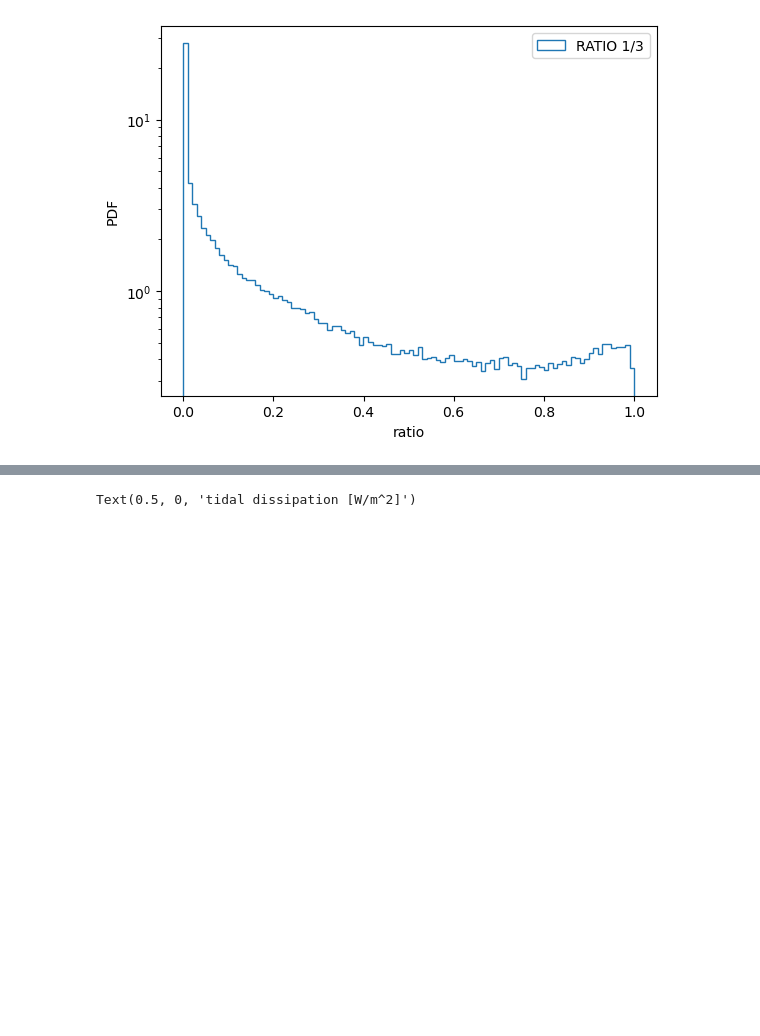
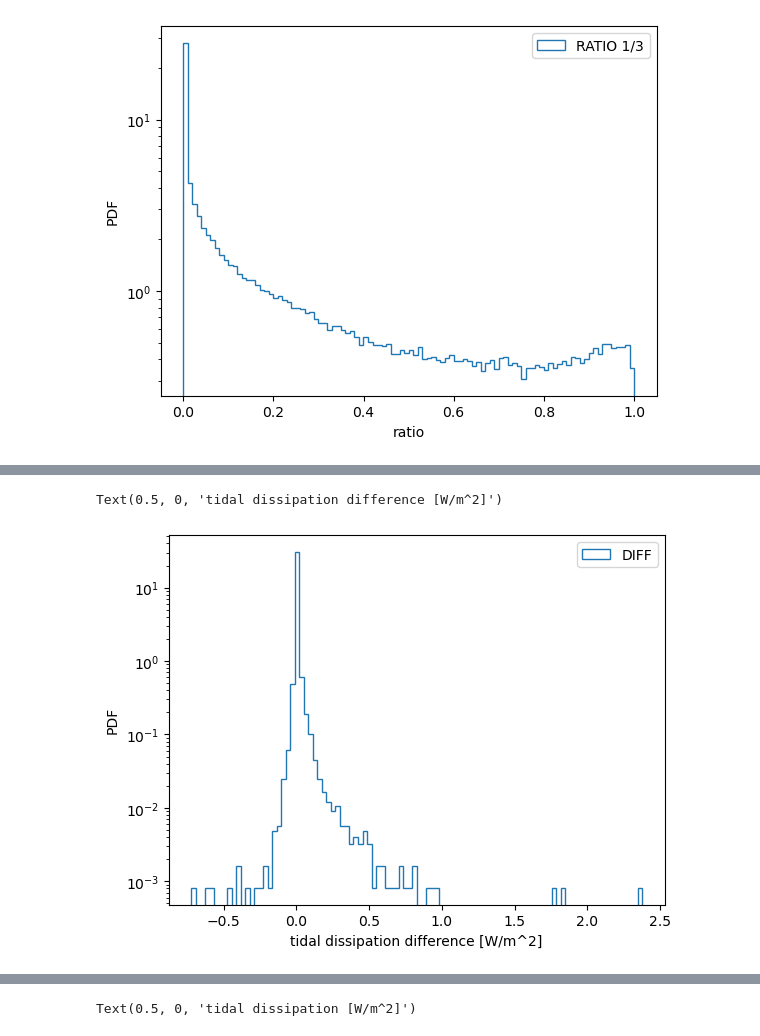
Before and after one commit to asozza/ecearth-quests, a Jupyter notebook: epochal/analysis/iwm-analysis.ipynb, the cells around one changed output, grey strips where cells are left out. Cells and saved outputs as stored; diff of their text form; code cells hidden in the pictures; blank space fills up the shorter version.

```diff
--- a/epochal/analysis/iwm-analysis.ipynb
+++ b/epochal/analysis/iwm-analysis.ipynb
@@ -74,0 +92,10 @@ iwm_modern['tidal_dissipation'].plot(vmin=0.001, vmax=0.01)
+# %%
+iwm_eocene_remap = xr.open_dataset("/perm/itas/data/nemo/iwm/eocene_tidal_dissipation_r360x180.nc")
+iwm_modern_remap = xr.open_dataset("/perm/itas/data/nemo/iwm/zdfiwm_forcing_r360x180.nc")
+# %%
+iwm_modern_remap['mask'] = iwm_modern_remap['bathymetry'].where(iwm_modern_remap['bathymetry'].isnull(), 1)
+comps = ['power_bot', 'power_cri', 'power_nsq', 'power_sho']
+iwm_modern_remap['tidal_dissipation'] = (
+    iwm_modern_remap['mask'] *
+    iwm_modern_remap[comps].to_array().sum("variable")
+)
@@ -74,0 +111,10 @@ iwm_modern['tidal_dissipation'].plot(vmin=0.001, vmax=0.01)
+# %%
+diff = (iwm_eocene_remap['mod_tidal_dissipation'] - iwm_modern_remap['tidal_dissipation'])
+plt.hist(diff.values.flatten(), density=True, bins=100, histtype="step", label='DIFF')
+plt.yscale('log')
+plt.legend(loc="upper right")
+plt.ylabel('PDF')
+plt.xlabel('tidal dissipation difference [W/m^2]')
+# %% [output]
+Text(0.5, 0, 'tidal dissipation difference [W/m^2]')
+[figure, added]
```
Also changed, not shown: parts of 15 cells of this notebook.
